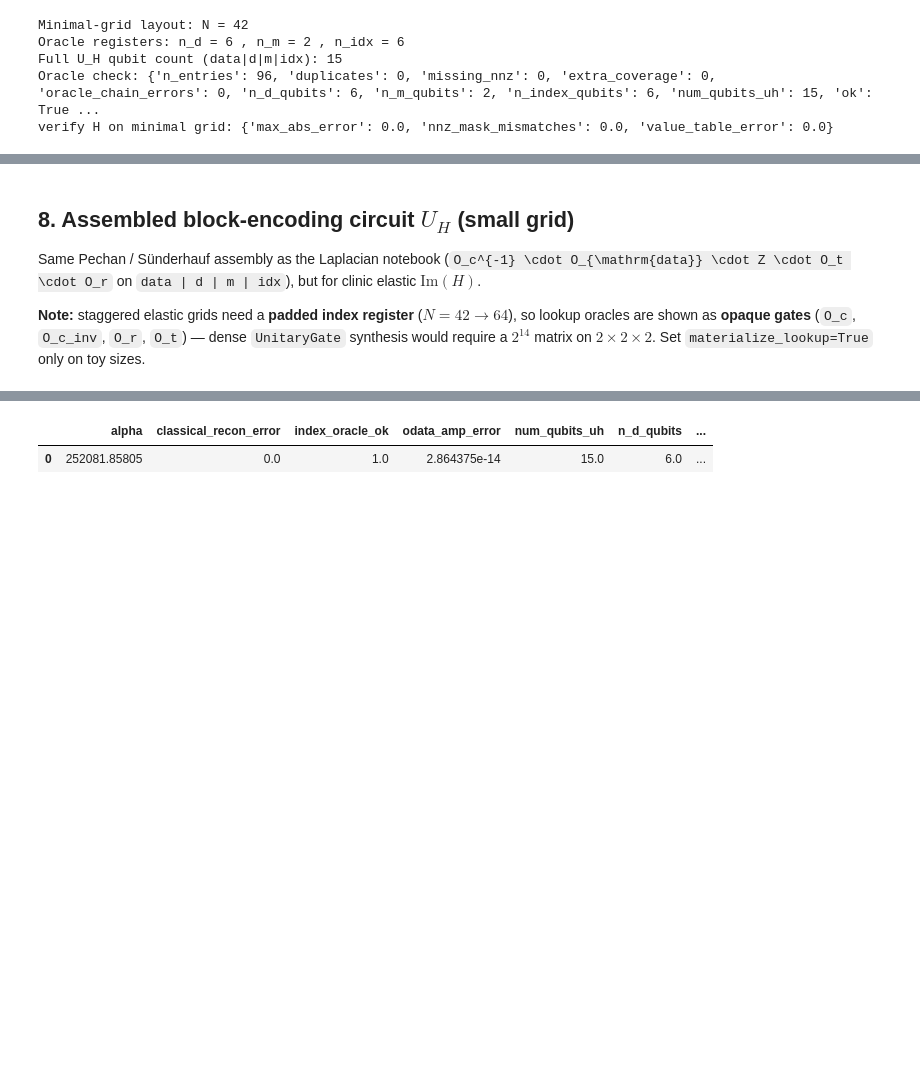
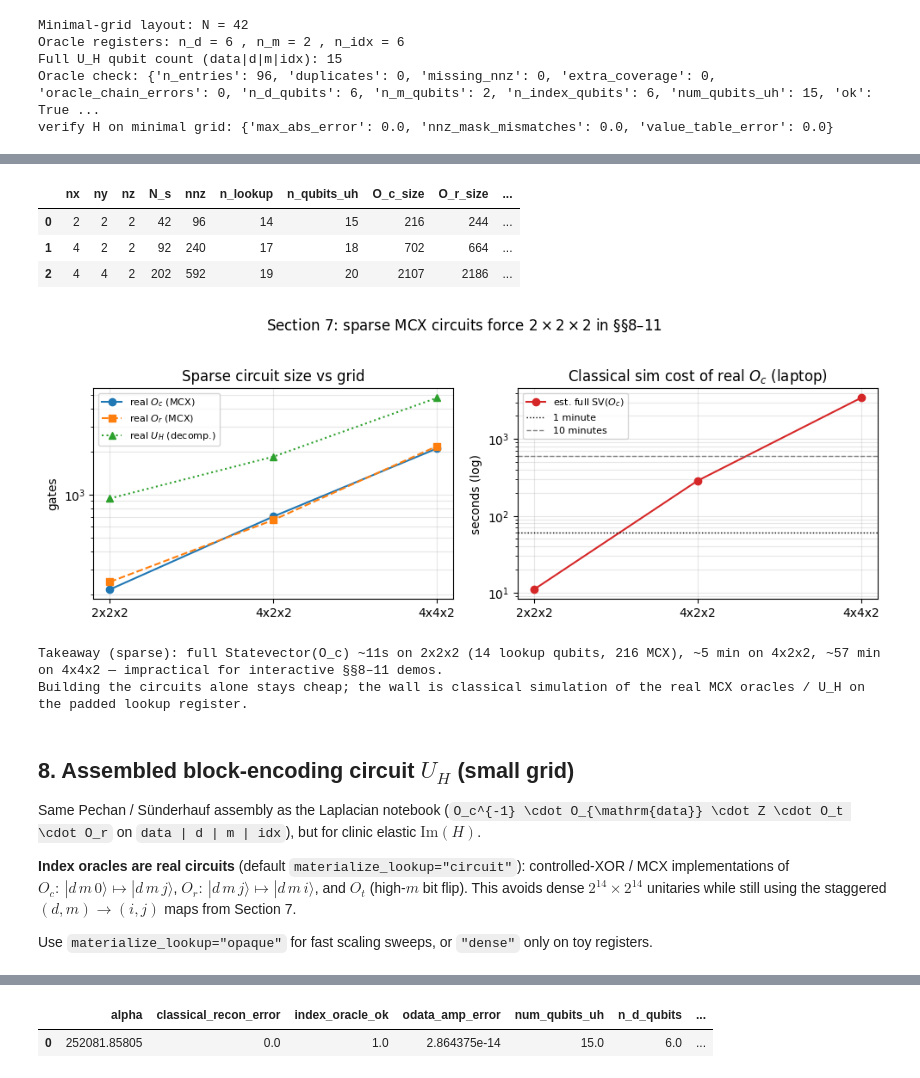
Before and after one commit to krokabobs/3D-Elastic-Wave-Equation-Hamiltonian-Simulation, a Jupyter notebook: block_encoding_hamiltonian_2d.ipynb, the cells around one changed output, grey strips where cells are left out. Cells and saved outputs as stored; diff of their text form; code cells hidden in the pictures; blank space fills up the shorter version.

```diff
--- a/block_encoding_hamiltonian_2d.ipynb
+++ b/block_encoding_hamiltonian_2d.ipynb
@@ -468,7 +526,73 @@ verify H on minimal grid: {'max_abs_error': 0.0, 'nnz_mask_mismatches': 0.0, 'va
+# %%
+# Why 2x2x2 for *sparse* / real MCX circuits (laptop classical simulation)
+# Building O_c / O_r / U_H is cheap on 4x4x2; full Statevector(O_c) is not.
+sparse_scale = summarize_sparse_circuit_scaling(
+    ((2, 2, 2), (4, 2, 2), (4, 4, 2)),
+    add_fractures=False,
+    reference_sv_seconds=11.0,  # measured full Statevector(O_c) on 2x2x2
+)
+display(
+    sparse_scale[
+        [
+            "nx", "ny", "nz", "N_s", "nnz", "n_lookup", "n_qubits_uh",
+            "O_c_size", "O_r_size", "U_H_size_decomposed",
+            "est_O_c_sv_seconds",
+        ]
+    ]
+)
+
+labels = [f"{r.nx}x{r.ny}x{r.nz}" for r in sparse_scale.itertuples()]
+x = list(range(len(labels)))
+
+fig, ax = plt.subplots(1, 2, figsize=(10, 3.6))
+ax[0].plot(x, sparse_scale["O_c_size"], "o-", label=r"real $O_c$ (MCX)")
+ax[0].plot(x, sparse_scale["O_r_size"], "s--", label=r"real $O_r$ (MCX)")
+ax[0].plot(x, sparse_scale["U_H_size_decomposed"], "^:", label=r"real $U_H$ (decomp.)")
+ax[0].set_xticks(x, labels)
+ax[0].set_ylabel("gates")
+ax[0].set_yscale("log")
+ax[0].legend(fontsize=8)
+ax[0].grid(True, which="both", alpha=0.3)
+ax[0].set_title("Sparse circuit size vs grid")
+
+ax[1].semilogy(x, sparse_scale["est_O_c_sv_seconds"], "o-", color="C3", label=r"est. full SV($O_c$)")
+ax[1].axhline(60.0, color="k", ls=":", lw=1, label="1 minute")
+ax[1].axhline(600.0, color="gray", ls="--", lw=1, label="10 minutes")
+ax[1].set_xticks(x, labels)
+ax[1].set_ylabel("seconds (log)")
+ax[1].legend(fontsize=8)
+ax[1].grid(True, which="both", alpha=0.3)
+ax[1].set_title(r"Classical sim cost of real $O_c$ (laptop)")
+fig.suptitle("Section 7: sparse MCX circuits force $2\\times2\\times2$ in §§8–11", y=1.02)
+plt.tight_layout()
+plt.show()
+
+r22, r42, r44 = sparse_scale.iloc[0], sparse_scale.iloc[1], sparse_scale.iloc[-1]
+print(
+    f"Takeaway (sparse): full Statevector(O_c) ~{r22['est_O_c_sv_seconds']:.0f}s on 2x2x2 "
+    f"({int(r22['n_lookup'])} lookup qubits, {int(r22['O_c_size'])} MCX), "
+    f"~{r42['est_O_c_sv_seconds']/60:.0f} min on 4x2x2, "
+    f"~{r44['est_O_c_sv_seconds']/60:.0f} min on 4x4x2 — impractical for interactive §§8–11 demos."
+)
+print(
+    f"Building the circuits alone stays cheap; the wall is classical simulation of "
+    f"the real MCX oracles / U_H on the padded lookup register."
+)
+# %% [output]
+|  | nx | ny | nz | N_s | nnz | n_lookup | n_qubits_uh | O_c_size | O_r_size | ... |
+| 0 | 2 | 2 | 2 | 42 | 96 | 14 | 15 | 216 | 244 | ... |
+| 1 | 4 | 2 | 2 | 92 | 240 | 17 | 18 | 702 | 664 | ... |
+| 2 | 4 | 4 | 2 | 202 | 592 | 19 | 20 | 2107 | 2186 | ... |
+[figure, added]
+Takeaway (sparse): full Statevector(O_c) ~11s on 2x2x2 (14 lookup qubits, 216 MCX), ~5 min on 4x2x2, ~57 min on 4x4x2 — impractical for interactive §§8–11 demos.
+Building the circuits alone stays cheap; the wall is classical simulation of the real MCX oracles / U_H on the padded lookup register.
 # %% [markdown]
 ## 8. Assembled block-encoding circuit $U_H$ (small grid)
 
 Same Pechan / Sünderhauf assembly as the Laplacian notebook (`O_c^{-1} \cdot O_{\mathrm{data}} \cdot Z \cdot O_t \cdot O_r` on `data | d | m | idx`), but for clinic elastic $\mathrm{Im}(H)$.
 
-**Note:** staggered elastic grids need a **padded index register** ($N=42 \to 64$), so lookup oracles are shown as **opaque gates** (`O_c`, `O_c_inv`, `O_r`, `O_t`) — dense `UnitaryGate` synthesis would require a $2^{14}$ matrix on $2\times2\times2$. Set `materialize_lookup=True` only on toy sizes.
+**Index oracles are real circuits** (default `materialize_lookup="circuit"`): controlled-XOR / MCX implementations of
+$O_c:\,|d\,m\,0\rangle\mapsto|d\,m\,j\rangle$, $O_r:\,|d\,m\,j\rangle\mapsto|d\,m\,i\rangle$, and $O_t$ (high-$m$ bit flip). This avoids dense $2^{14}\times 2^{14}$ unitaries while still using the staggered $(d,m)\to(i,j)$ maps from Section 7.
+
+Use `materialize_lookup="opaque"` for fast scaling sweeps, or `"dense"` only on toy registers.
 # %%
```
Also changed, not shown: parts of 16 cells of this notebook, 1 other file.
